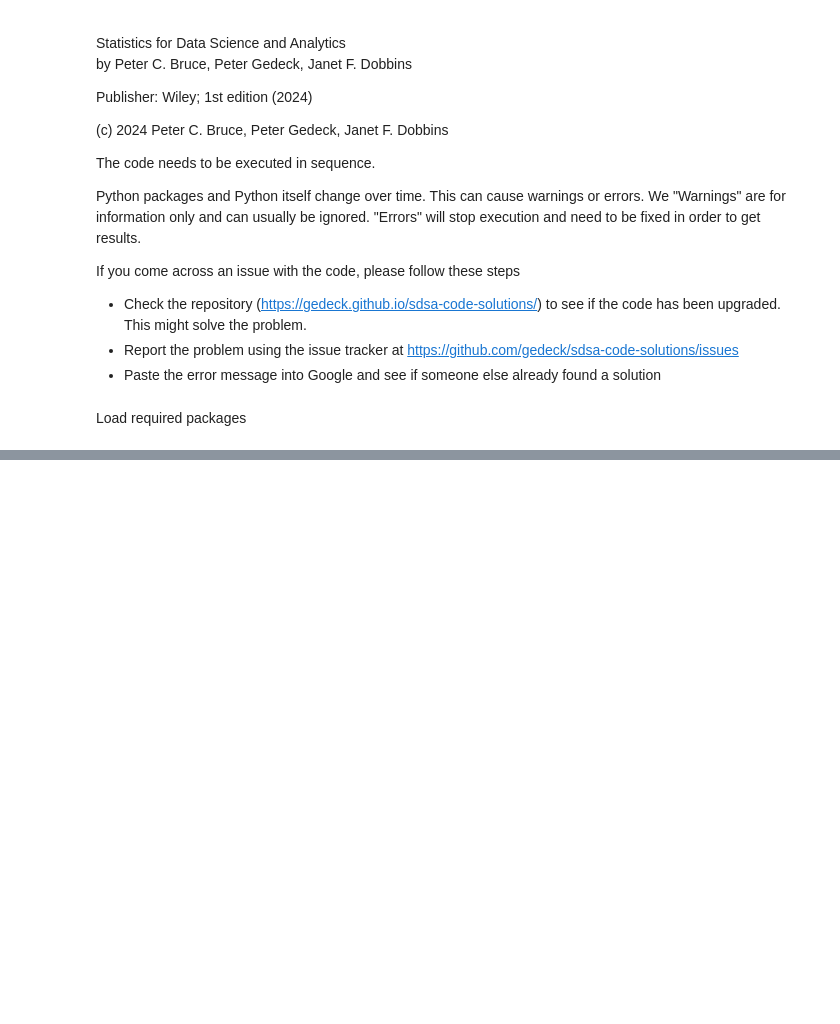
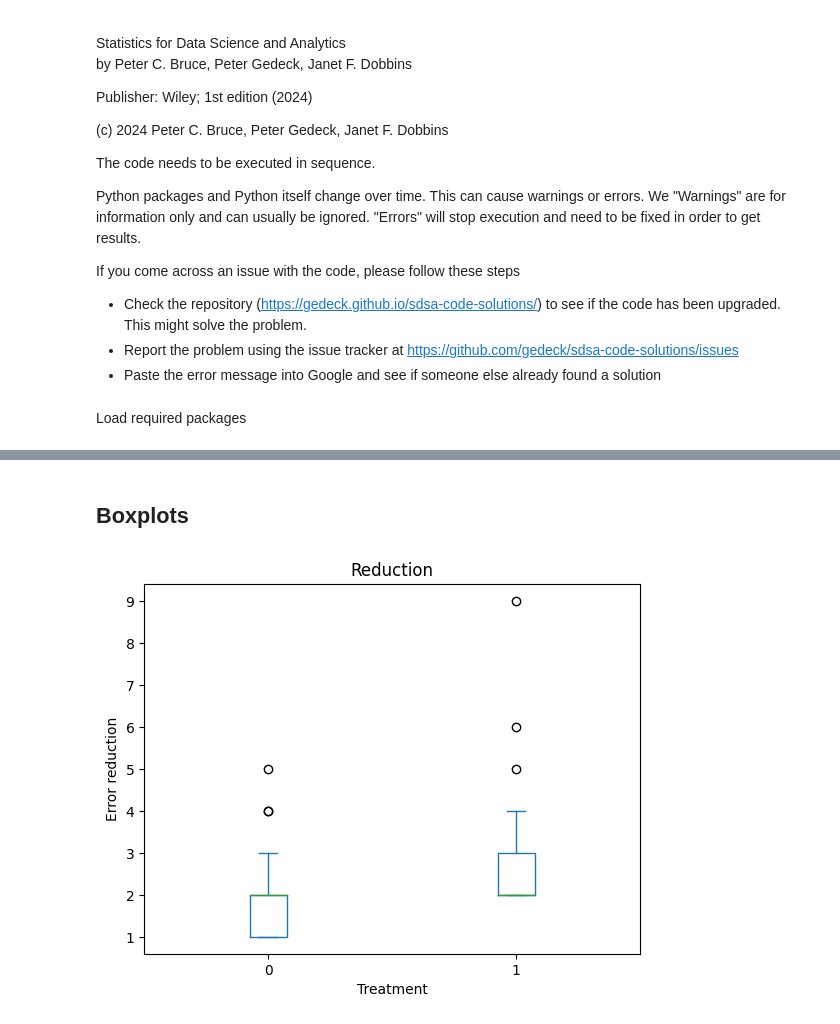
Before and after one commit to gedeck/sdsa-code, a Jupyter notebook: code/notebooks/chapter_03.ipynb, the cells around one changed output, grey strips where cells are left out. Cells and saved outputs as stored; diff of their text form; code cells hidden in the pictures; blank space fills up the shorter version.

```diff
--- a/code/notebooks/chapter_03.ipynb
+++ b/code/notebooks/chapter_03.ipynb
@@ -25,0 +226,9 @@ import matplotlib.pyplot as plt
+# %% [markdown]
+## Boxplots
+# %%
+axes = data[['Reduction', 'Treatment']].plot.box('Treatment')
+axes[0].set_xlabel("Treatment")
+axes[0].set_ylabel("Error reduction")
+plt.show()
+# %% [output]
+[figure, added]
```
Also changed, not shown: parts of 72 cells of this notebook, 48 other files.
